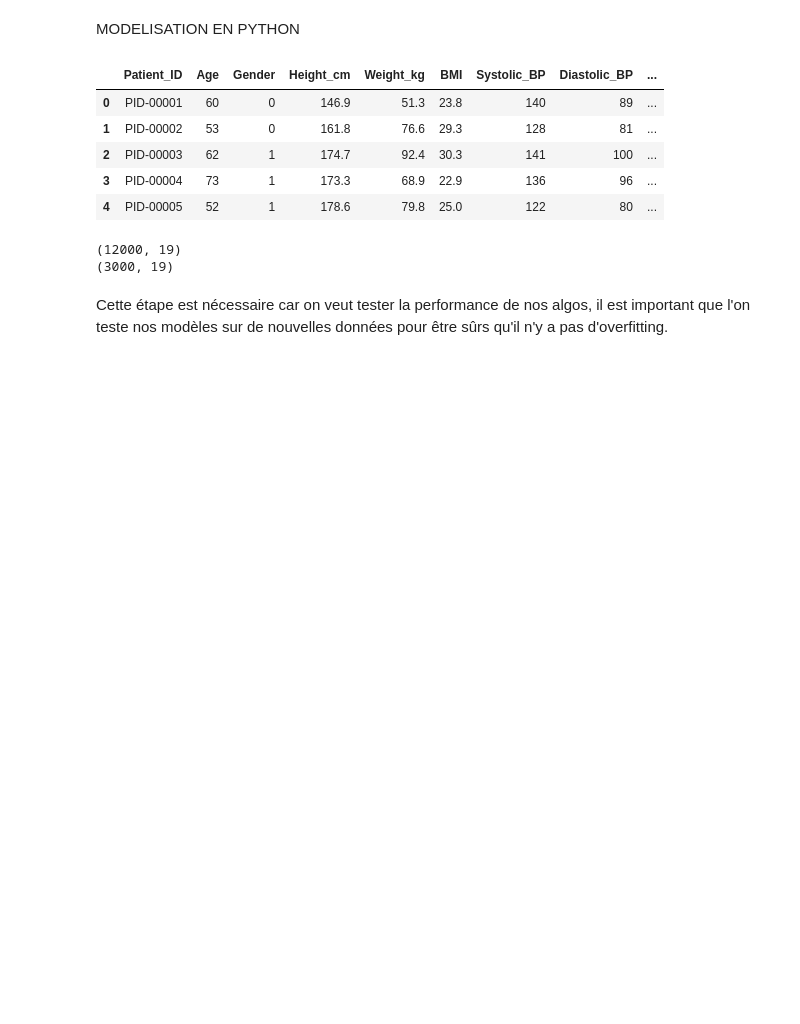
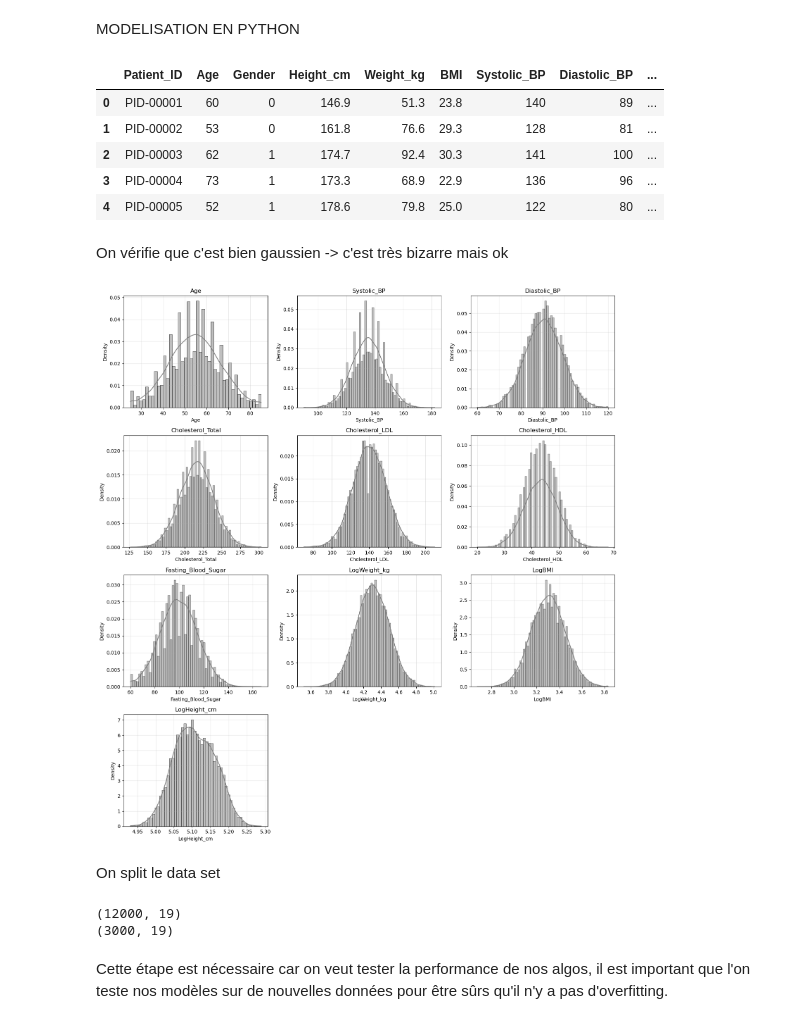
Before and after one commit to Jeanne-mrq/projet-MLBBL, a Jupyter notebook: Notebook_python.ipynb, the cells around one changed output. Drawn from its saved outputs; the diff is of its cells as text; code cells hidden in the pictures; blank space fills up the shorter version.

```diff
--- a/Notebook_python.ipynb
+++ b/Notebook_python.ipynb
@@ -26,6 +29,57 @@ health["LogBMI"] = np.log(health["BMI"])
 health["LogHeight_cm"] = np.log(health["Height_cm"])
 
 health = health.drop(columns=["Weight_kg", "BMI", "Height_cm"])
+# %% [markdown]
+On vérifie que c'est bien gaussien -> c'est très bizarre mais ok
+# %%
+
+def plot_quantitative(df):
+    # Sélectionner les colonnes numériques
+    vars_num = df.select_dtypes(include=['number']).columns
+    n_vars = len(vars_num)
+
+    if n_vars == 0:
+        print("Aucune variable numérique trouvée.")
+        return
+
+    # Calculer le nombre de lignes nécessaires pour 3 colonnes
+    ncols = 3
+    nrows = math.ceil(n_vars / ncols)
+
+    # Créer la figure et les axes
+    fig, axes = plt.subplots(nrows=nrows, ncols=ncols, figsize=(15, 4 * nrows))
+    axes = axes.flatten()  # Aplatir pour itérer facilement
+
+    for i, col in enumerate(vars_num):
+        # Création de l'histogramme + densité (kde)
+        sns.histplot(df[col], kde=True, stat="density",
+                     color="grey", edgecolor="black",
+                     line_kws={"color": "blue"}, ax=axes[i])
+
+        axes[i].set_title(col)
+        axes[i].set_xlabel(col)
+        axes[i].set_ylabel("Density")
+        axes[i].grid(True, alpha=0.3)
+
+    # Supprimer les graphiques vides si n_vars n'est pas un multiple de 3
+    for j in range(i + 1, len(axes)):
+        fig.delaxes(axes[j])
+
+    plt.tight_layout()
+    plt.show()
+
+ # Transformation des variables catégorielles en type 'category'
+ # on regarde seulement sur les quantitaties pour les histogrammes
+cols_binaires = ['Gender', 'Smoking_Status', 'Alcohol_Consumption', 'Family_History', 'Heart_Disease_Risk','Stress_Level', 'Sleep_Hours','Physical_Activity_Level',] # liste de tes colonnes
+health[cols_binaires] = health[cols_binaires].astype('category')
+health_quanti = health.select_dtypes(include=['number'])
+health_quali = health.select_dtypes(include=['category', 'object'])
+
+plot_quantitative(health_quanti)
+# %% [output]
+[figure, added]
+# %% [markdown]
+On split le data set
 # %%
 from sklearn.model_selection import train_test_split
 health_train, health_test, = train_test_split(health, test_size=0.2, train_size=0.8)
```
Also changed, not shown: parts of 5 cells of this notebook.
